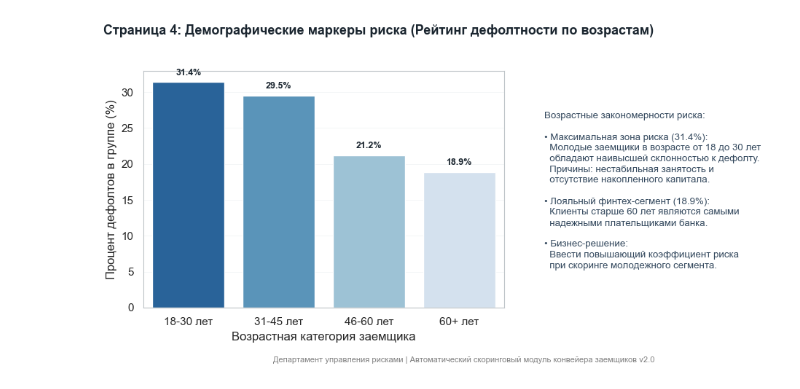
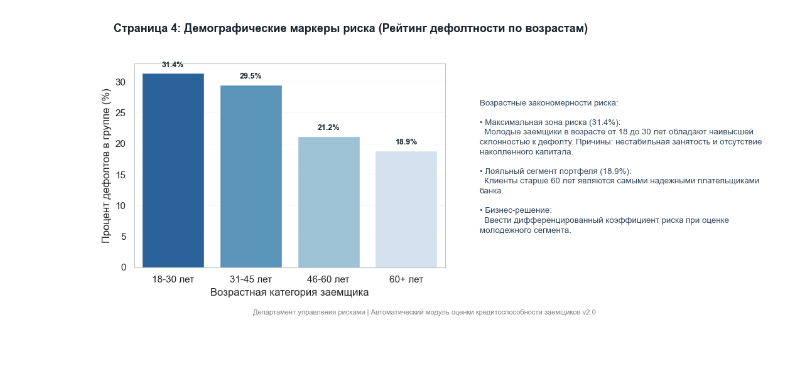
Before and after one commit to Popenkov-S-V/bank-credit-scoring-ai, a Jupyter notebook: CreditScoring.ipynb, the cells around one changed output. Drawn from its saved outputs; the diff is of its cells as text; code cells hidden in the pictures; blank space fills up the shorter version.

```diff
--- a/CreditScoring.ipynb
+++ b/CreditScoring.ipynb
@@ -14,7 +14,7 @@ from sklearn.compose import ColumnTransformer
 from sklearn.linear_model import LogisticRegression
 from sklearn.metrics import accuracy_score, roc_auc_score, confusion_matrix
 
-# Конфигурация путей
+# Конфигурация целевых директорий проекта
 target_dir = r"C:\Работы 2026 для резюме\Кредитный скоринг"
 if not os.path.exists(target_dir):
     os.makedirs(target_dir, exist_ok=True)
@@ -23,17 +23,17 @@ csv_path = os.path.join(target_dir, "CreditScoring.csv")
 db_path = os.path.join(target_dir, "bank_scoring.db")
 pdf_multi_path = os.path.join(target_dir, "Бизнес_Презентация_Кредитный_Скоринг.pdf")
 
-# Фирменный премиальный стиль и цвета (Nordic Slate)
-footer_text = "Департамент управления рисками | Автоматический скоринговый модуль конвейера заемщиков v2.0"
-primary_color = '#1a252f'    # Основной грифельно-синий
-secondary_color = '#34495e'  # Сине-серый (текст)
-accent_color = '#e74c3c'     # Кораллово-красный (дефолт)
+# Настройка графических параметров для корпоративной отчетности
+footer_text = "Департамент управления рисками | Автоматический модуль оценки кредитоспособности заемщиков v2.0"
+primary_color = '#1a252f'
+secondary_color = '#34495e'
+accent_color = '#e74c3c'
 
 sns.set_theme(style="whitegrid", rc={"grid.linewidth": 0.5, "grid.color": "#f0f3f4"})
 plt.rcParams.update({'font.size': 9, 'axes.edgecolor': '#bdc3c7', 'axes.linewidth': 0.8})
 
-# Открываем многостраничный PDF-файл для пошаговой записи страниц
+# Инициализация многостраничного PDF-документа
 pdf = PdfPages(pdf_multi_path)
 
-print("🎉 Сессия кредитного скоринга открыта! PDF-буфер готов.")
+print("Инициализация базовых модулей выполнена. PDF-сессия открыта.")
 # %% [output]
@@ -171,39 +169,37 @@ plt.show()
 # %%
 # === ЯЧЕЙКА №6: СЛАЙД 4 (ДЕМОГРАФИЧЕСКИЙ АНАЛИЗ ПО ВОЗРАСТАМ) ===
-# Расчет статистики по возрастным группам
 df_clean['Age_Group'] = pd.cut(df_clean['Age'], bins=[18, 30, 45, 60, 100], labels=['18-30 лет', '31-45 лет', '46-60 лет', '60+ лет'])
 age_risk_stats = (df_clean.groupby('Age_Group', observed=False)['Status'].mean() * 100).reset_index()
 age_risk_stats.columns = ['Возрастная группа', 'Доля дефолтов (%)']
 
 fig4 = plt.figure(figsize=(11, 5), dpi=100)
 fig4.text(0.05, 0.93, "Страница 4: Демографические маркеры риска (Рейтинг дефолтности по возрастам)", fontsize=13, fontweight='bold', color=primary_color)
 
-ax4 = fig4.add_axes([0.1, 0.18, 0.45, 0.65])
+# График размещен слева
+ax4 = fig4.add_axes([0.08, 0.18, 0.45, 0.65])
 sns.barplot(x='Возрастная группа', y='Доля дефолтов (%)', data=age_risk_stats, hue='Возрастная группа', palette="Blues_r", ax=ax4, legend=False)
 ax4.set_ylabel('Процент дефолтов в группе (%)')
 ax4.set_xlabel('Возрастная категория заемщика')
 
 for i, val in enumerate(age_risk_stats['Доля дефолтов (%)'].values):
     ax4.text(i, val + 1, f"{val:.1f}%", ha='center', fontsize=9, fontweight='bold', color=primary_color)
 
-text4 = (
-    "Возрастные закономерности риска:\n\n"
-    "• Максимальная зона риска (31.4%):\n"
-    "  Молодые заемщики в возрасте от 18 до 30 лет\n"
-    "  обладают наивысшей склонностью к дефолту.\n"
-    "  Причины: нестабильная занятость и\n"
-    "  отсутствие накопленного капитала.\n\n"
-    "• Лояльный финтех-сегмент (18.9%):\n"
-    "  Клиенты старше 60 лет являются самыми\n"
-    "  надежными плательщиками банка.\n\n"
-    "• Бизнес-решение:\n"
-    "  Ввести повышающий коэффициент риска\n"
-    "  при скоринге молодежного сегмента."
-)
-fig4.text(0.60, 0.5, text4, fontsize=9.5, verticalalignment='center', color=secondary_color, linespacing=1.3)
+# Описание размещено справа с переносом строк
+text4 = """Возрастные закономерности риска:
+
+• Максимальная зона риска (31.4%):
+  Молодые заемщики в возрасте от 18 до 30 лет обладают наивысшей склонностью к дефолту. Причины: нестабильная занятость и отсутствие накопленного капитала.
+
+• Лояльный сегмент портфеля (18.9%):
+  Клиенты старше 60 лет являются самыми надежными плательщиками банка.
+
+• Бизнес-решение:
+  Ввести дифференцированный коэффициент риска при оценке молодежного сегмента."""
+
+fig4.text(0.58, 0.5, text4, fontsize=9.5, verticalalignment='center', color=secondary_color, linespacing=1.4, wrap=True)
 fig4.text(0.5, 0.03, footer_text, fontsize=8, color='gray', horizontalalignment='center')
 
 pdf.savefig(fig4)
 plt.show()
 # %% [output]
-[figure, old version]
+[figure, new version]
```
Also changed, not shown: parts of 8 cells of this notebook, 1 other file.
